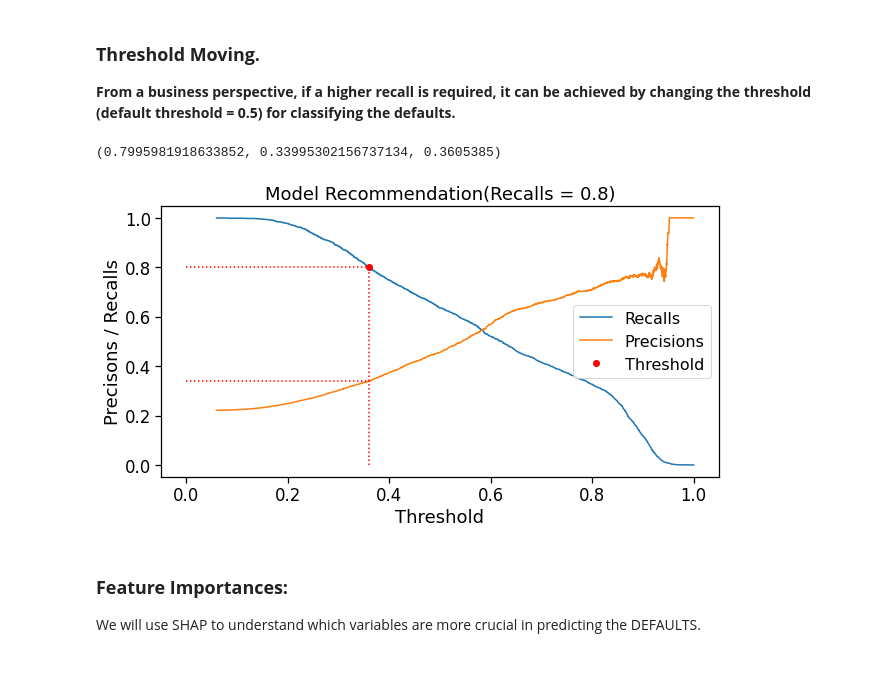
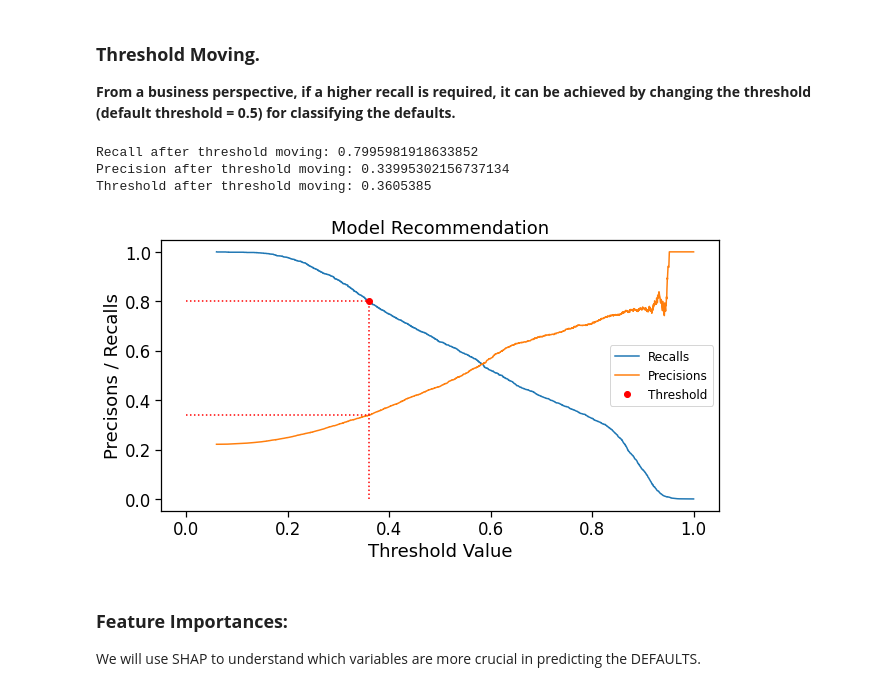
Before and after one commit to anishjohnson/Credit_Card_Default_Prediction, a Jupyter notebook: Credit_Card_Default_Prediction_.ipynb, the cells around one changed output. Drawn from its saved outputs; the diff is of its cells as text; code cells hidden in the pictures.

```diff
--- a/Credit_Card_Default_Prediction_.ipynb
+++ b/Credit_Card_Default_Prediction_.ipynb
@@ -1132,42 +1142,50 @@ performance_df
 from sklearn.metrics import precision_recall_curve
 from sklearn.metrics import plot_precision_recall_curve
 # %%
+# Using XG Boost with imbalanved data to get better threshold.
 y_predict_xgb_tm = xgb_imb_optimal_model.predict_proba(X_test_sc)
 y_scores_rf = y_predict_xgb_tm[:,1]
 
+# Calculaate Precision, Recall and Threshold.
 precisions, recalls, thresholds = precision_recall_curve(y_test, y_scores_rf)
 
-recalls_80 = recalls[np.argmin(recalls >= 0.80)]               # Recommend recall score = 0.8
+# Lets assume the desired recall is 80%.
+recalls_80 = recalls[np.argmin(recalls >= 0.80)]
 precision_80 = precisions[np.argmin(recalls >= 0.80)]
 threshold_80_recall = thresholds[np.argmin(recalls >= 0.80)]
 
 thresholds = np.append(thresholds, 1)
 
+# Get the threshold.
 recalls_80, precision_80, threshold_80_recall
+print(f'Recall after threshold moving:', recalls_80)
+print(f'Precision after threshold moving:', precision_80)
+print(f'Threshold after threshold moving:', threshold_80_recall)
 # %% [output]
-(0.7995981918633852, 0.33995302156737134, 0.3605385)
+Recall after threshold moving: 0.7995981918633852
+Precision after threshold moving: 0.33995302156737134
+Threshold after threshold moving: 0.3605385
 # %%
 # Plot recommended recall = 0.8
 
 fig, ax = plt.subplots(figsize=(10,5))
 
 ax.plot(thresholds, recalls, label='Recalls')
 ax.plot(thresholds, precisions, label='Precisions')
 
 ax.plot([threshold_80_recall, threshold_80_recall], [precision_80, recalls_80], "r:" )
 ax.plot([threshold_80_recall, threshold_80_recall], [0, precision_80], "r:")
 ax.plot([0, threshold_80_recall], [precision_80, precision_80], "r:")
 ax.plot([0, threshold_80_recall], [recalls_80, recalls_80], "r:")
 ax.plot([threshold_80_recall], [recalls_80], "ro", label='Threshold')
 
-ax.set_xlabel('Threshold')
+ax.set_xlabel('Threshold Value')
 ax.set_ylabel('Precisons / Recalls')
-ax.legend(loc='center right',fontsize=16)
-plt.title('Model Recommendation(Recalls = 0.8)')
-plt.savefig('recommended_recall')
+ax.legend(loc='center right',fontsize=12)
+plt.title('Model Recommendation')
 plt.show()
 # %% [output]
-[figure, old version]
+[figure, new version]
 # %% [markdown]
 ### **Feature Importances:**
 We will use SHAP to understand which variables are more crucial in predicting the DEFAULTS.
```
Also changed, not shown: parts of 8 cells of this notebook.
